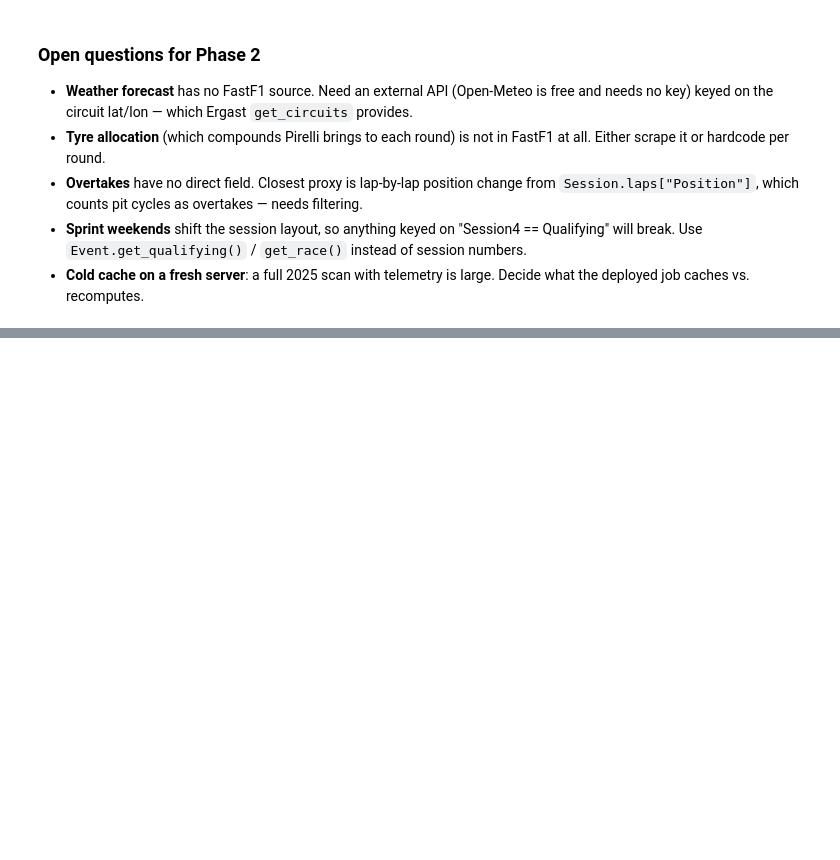
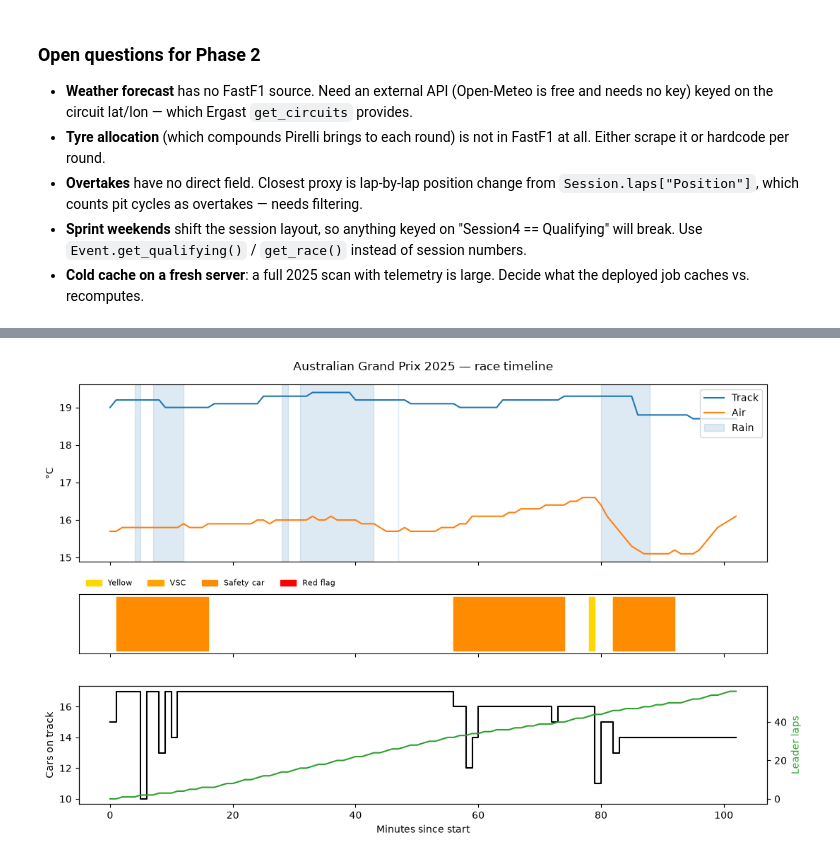
Before and after one commit to LizheZhao/race-preds, a Jupyter notebook: nb/fastf1-data-explore.ipynb, the cells around one changed output, grey strips where cells are left out. Saved outputs shown, nothing was run; the diff lists cells and outputs as text; code cells hidden in the pictures; blank space fills up the shorter version.

```diff
--- a/nb/fastf1-data-explore.ipynb
+++ b/nb/fastf1-data-explore.ipynb
@@ -500,0 +1305,9 @@ cost
+# %%
+# Attach the label: race finishing position (Ergast), joined on the three-letter code
+label = race_res.loc[race_res["round"] == RACE_ROUND].set_index("driverCode")["position"]
+table = features.join(label.rename("race_position"))
+
+corr = (table.corr(method="spearman")["race_position"]
+             .drop("race_position").dropna().sort_values(key=abs, ascending=False))
+print(f"Spearman correlation with race position, one race ({len(table)} drivers):")
+corr.round(2).to_frame("rho").head(12)
@@ -500,0 +1344,33 @@ cost
+# %%
+race_timeline = data_explore.session_timeline(weekend["R"])
+minute = race_timeline["minute"]
+
+FLAG_COLOURS = [("is_yellow", "gold", "Yellow"), ("is_vsc", "orange", "VSC"),
+                ("is_sc", "darkorange", "Safety car"), ("is_red", "red", "Red flag")]
+
+fig, axes = plt.subplots(3, 1, figsize=(11, 7), sharex=True, gridspec_kw={"height_ratios": [3, 1, 2]})
+
+axes[0].plot(minute, race_timeline["TrackTemp"], label="Track")
+axes[0].plot(minute, race_timeline["AirTemp"], label="Air")
+axes[0].fill_between(minute, 0, 1, where=race_timeline["Rainfall"].astype(bool),
+                     transform=axes[0].get_xaxis_transform(), color="tab:blue", alpha=0.15, label="Rain")
+axes[0].set_ylabel("°C"); axes[0].legend(loc="upper right")
+
+# flag band: later entries paint over earlier ones, so the most severe status wins
+for col, colour, label in FLAG_COLOURS:
+    axes[1].fill_between(minute, 0, 1, where=race_timeline[col], step="post", color=colour, label=label)
+axes[1].set_yticks([])
+axes[1].legend(loc="lower left", bbox_to_anchor=(0, 1), ncol=4, fontsize=8, frameon=False)
+
+axes[2].plot(minute, race_timeline["cars_on_track"], drawstyle="steps-post", color="black")
+axes[2].set_ylabel("Cars on track")
+lap_axis = axes[2].twinx()
+lap_axis.plot(minute, race_timeline["max_laps_completed"], color="tab:green")
+lap_axis.set_ylabel("Leader laps", color="tab:green")
+axes[2].set_xlabel("Minutes since start")
+
+fig.suptitle(f"{weekend['R'].event['EventName']} {SEASON} — race timeline")
+plt.tight_layout()
+plt.show()
+# %% [output]
+[figure, added]
```
Also changed, not shown: parts of 56 cells of this notebook, 40 other files.
